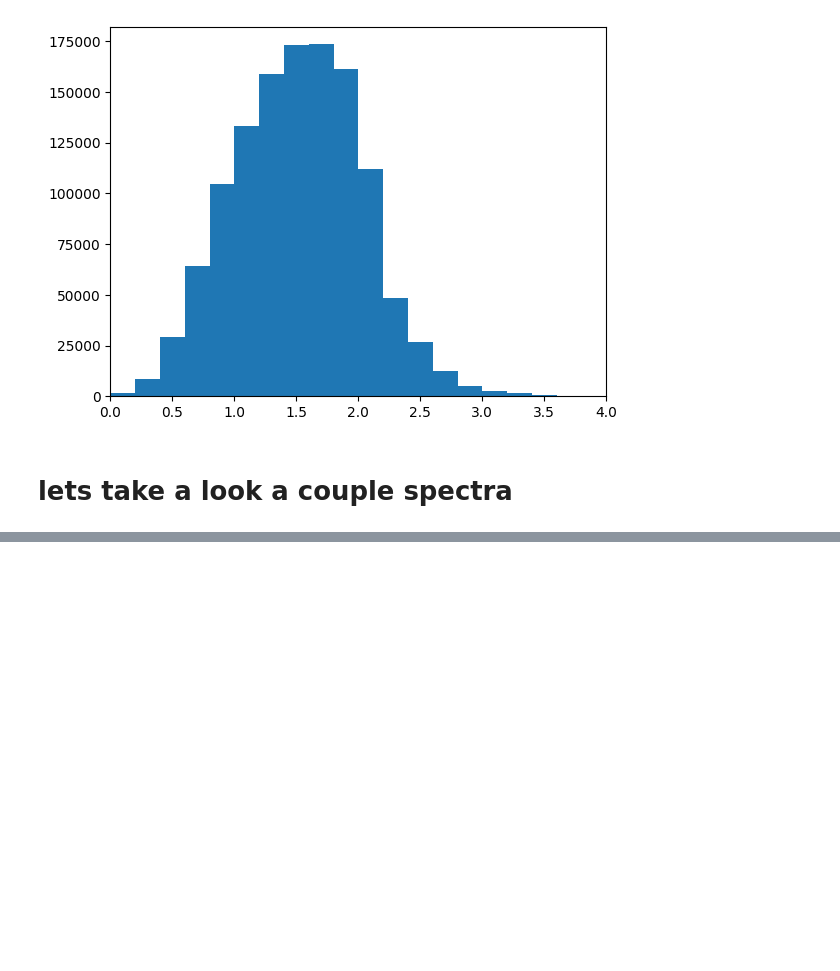
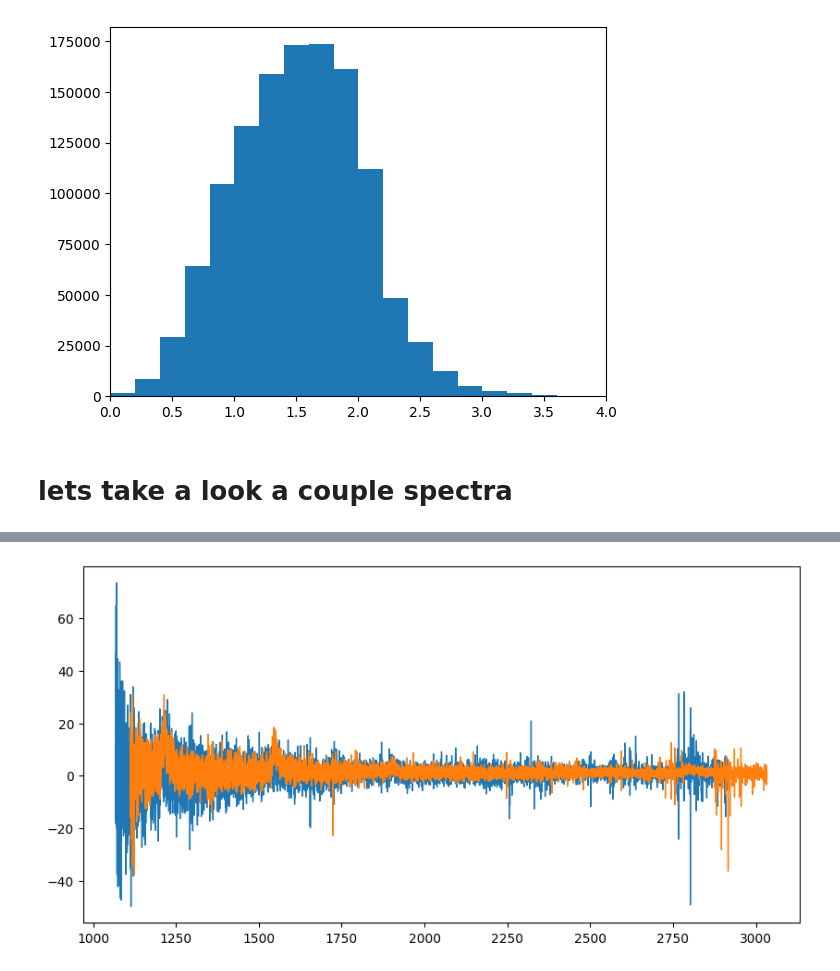
Before and after one commit to changhoonhahn/spender, a Jupyter notebook: bin/qso.ipynb, the cells around one changed output, grey strips where cells are left out. Drawn from its saved outputs; the diff is of its cells as text; code cells hidden in the pictures; blank space fills up the shorter version.

```diff
--- a/bin/qso.ipynb
+++ b/bin/qso.ipynb
@@ -75,0 +75,26 @@ WARNING: hdu= was not specified but multiple tables are present, reading in firs
+# %%
+spec_dir = '/global/cfs/projectdirs/desi/spectro/redux/iron/healpix/'
+
+fig = plt.figure(figsize=(10,5))
+sub = fig.add_subplot(111)
+for ii, zlow, zhigh in zip(np.arange(3), np.linspace(0., 1., 4)[:-1], np.linspace(0., 1., 4)[1:]):
+    zbin = (qsos['Z'] > zlow) & (qsos['Z'] < zhigh)
+
+    for igal in np.random.choice(np.arange(len(qsos))[zbin], size=100):
+        fspec = os.path.join(spec_dir, qsos['SURVEY'][igal], qsos['PROGRAM'][igal],
+                             str(qsos['HPXPIXEL'][igal])[:-2], str(qsos['HPXPIXEL'][igal]),
+                             'coadd-%s-%s-%i.fits' % (qsos['SURVEY'][igal], qsos['PROGRAM'][igal], qsos['HPXPIXEL'][igal]))
+        hdulist = fits.open(fspec)
+        survey = hdulist[0].header['SURVEY'].upper()
+        meta = Table.read(fspec) # meta data
+        target_id = hdulist[1].data['TARGETID'] # unique target ID
+
+        is_gal = (target_id == qsos['TARGETID'][igal])
+        assert np.sum(is_gal) == 1
+
+        sub.plot(hdulist[3].data/(1+qsos['Z'][igal]), hdulist[4].data[is_gal][0], lw=1, c='C%i' % ii)
+        sub.plot(hdulist[8].data/(1+qsos['Z'][igal]), hdulist[9].data[is_gal][0], lw=1, c='C%i' % ii)
+        sub.plot(hdulist[13].data/(1+qsos['Z'][igal]), hdulist[14].data[is_gal][0], lw=1, c='C%i' % ii)
+        sub.plot([0., 1e4], [0., 0.], ls='--', c='k')
+sub.set_xlim(1e3, 9.8e3)
+plt.show()
@@ -227,0 +266,5 @@ def prepare_spectra(hpix):
+# %%
+#qso_lowz = qsos[(qsos['Z'] > 0.5) & (qsos['Z'] < 2.1)]
+qso_highz = qsos[(qsos['Z'] > 2.1) & (qsos['Z'] < 3.5)]
+# %%
+spec, w, z, target_id, norm, zerr = prepare_spectra(49140, qso_highz)
@@ -228,3 +274,12 @@ def prepare_spectra(hpix):
+# %%
+fig = plt.figure(figsize=(10,5))
+sub = fig.add_subplot(111)
+for _spec, _z in zip(spec, z):
+    sub.plot(desiQSO._wave_obs / (1 + _z), _spec, lw=1)
+
+#sub.set_ylim(-10, 10)
+# %% [output]
+[figure, added]
 # %%
 # save QSO spectra to batch
 batch_size = 1024
```
Also changed, not shown: parts of 7 cells of this notebook.
